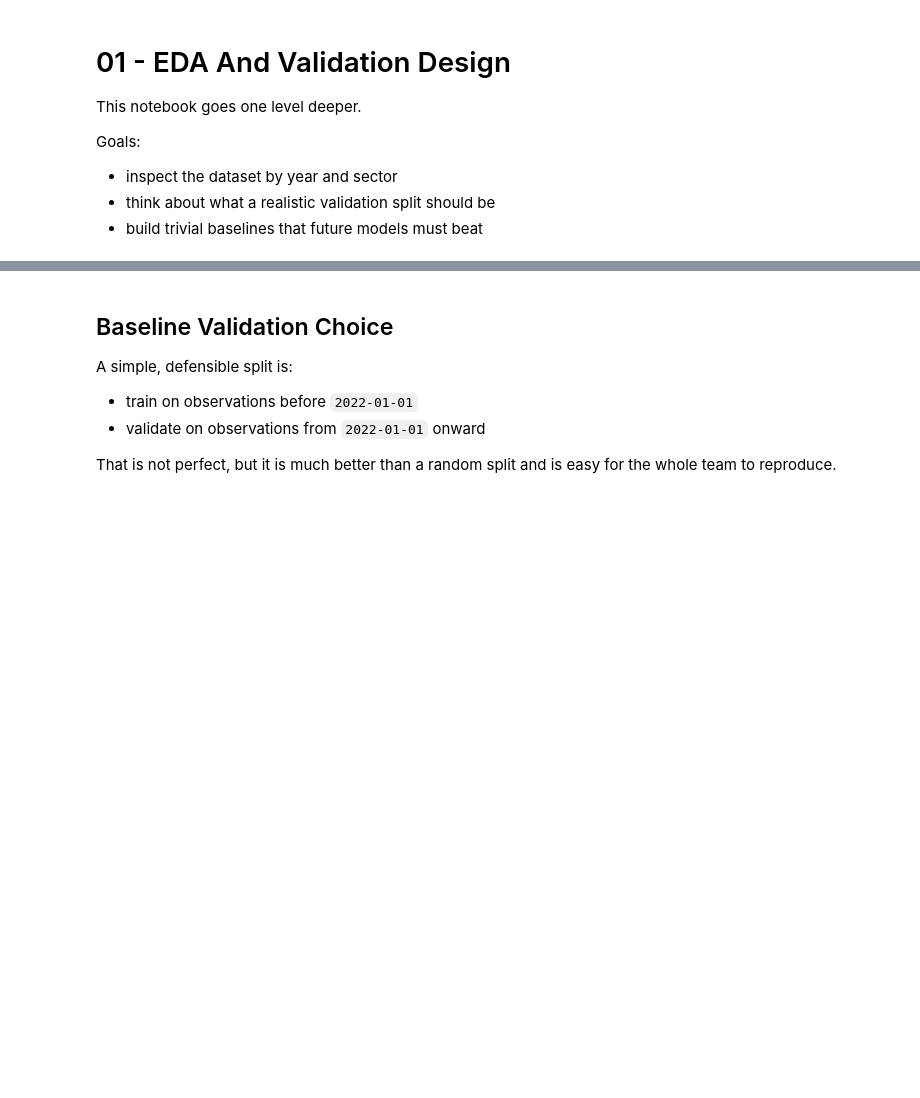
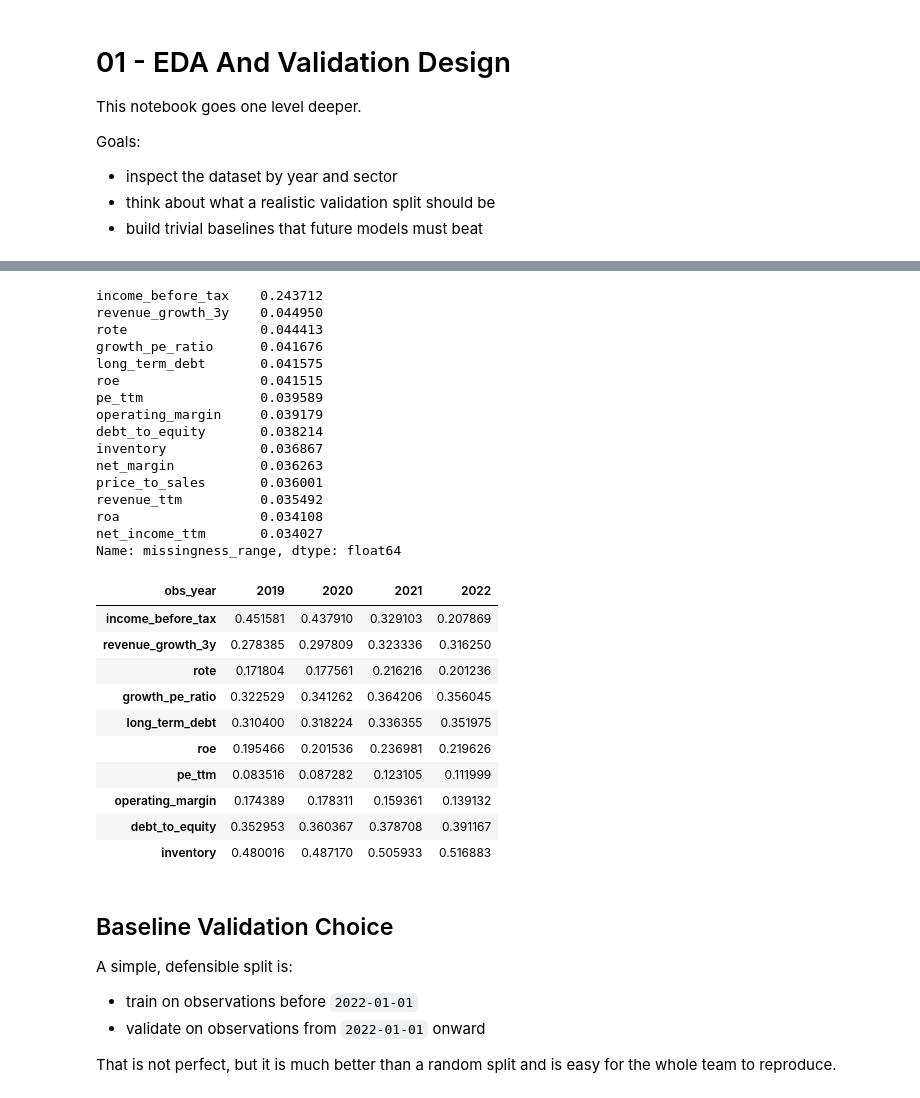
Before and after one commit to aachen-investment-club/kaggle-competition-stock-return-fundamentals, a Jupyter notebook: notebooks/01_eda_and_validation_design.ipynb, the cells around one changed output, grey strips where cells are left out. Drawn from its saved outputs; the diff is of its cells as text; code cells hidden in the pictures; blank space fills up the shorter version.

```diff
--- a/notebooks/01_eda_and_validation_design.ipynb
+++ b/notebooks/01_eda_and_validation_design.ipynb
@@ -61,18 +78,46 @@ plt.show()
 # %%
 missing_by_year = (
     train.groupby('obs_year')
-    .apply(lambda frame: frame.isna().mean())
+    .apply(lambda frame: frame.isna().mean(), include_groups=False)
     .T
 )
 
 top_variable_features = (
     missing_by_year.max(axis=1) - missing_by_year.min(axis=1)
 ).sort_values(ascending=False)
 
 display(top_variable_features.head(15).rename('missingness_range'))
 
 selected_features = top_variable_features.head(10).index.tolist()
 display(missing_by_year.loc[selected_features])
+# %% [output]
+income_before_tax    0.243712
+revenue_growth_3y    0.044950
+rote                 0.044413
+growth_pe_ratio      0.041676
+long_term_debt       0.041575
+roe                  0.041515
+pe_ttm               0.039589
+operating_margin     0.039179
+debt_to_equity       0.038214
+inventory            0.036867
+net_margin           0.036263
+price_to_sales       0.036001
+revenue_ttm          0.035492
+roa                  0.034108
+net_income_ttm       0.034027
+Name: missingness_range, dtype: float64
+| obs_year | 2019 | 2020 | 2021 | 2022 |
+| income_before_tax | 0.451581 | 0.437910 | 0.329103 | 0.207869 |
+| revenue_growth_3y | 0.278385 | 0.297809 | 0.323336 | 0.316250 |
+| rote | 0.171804 | 0.177561 | 0.216216 | 0.201236 |
+| growth_pe_ratio | 0.322529 | 0.341262 | 0.364206 | 0.356045 |
+| long_term_debt | 0.310400 | 0.318224 | 0.336355 | 0.351975 |
+| roe | 0.195466 | 0.201536 | 0.236981 | 0.219626 |
+| pe_ttm | 0.083516 | 0.087282 | 0.123105 | 0.111999 |
+| operating_margin | 0.174389 | 0.178311 | 0.159361 | 0.139132 |
+| debt_to_equity | 0.352953 | 0.360367 | 0.378708 | 0.391167 |
+| inventory | 0.480016 | 0.487170 | 0.505933 | 0.516883 |
 # %% [markdown]
 ## Baseline Validation Choice
 
```
Also changed, not shown: parts of 5 cells of this notebook, 3 other files.
